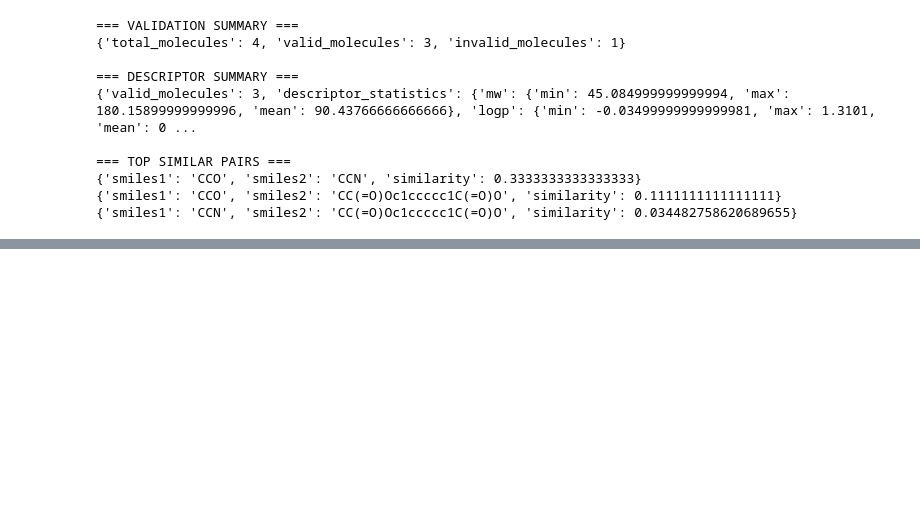
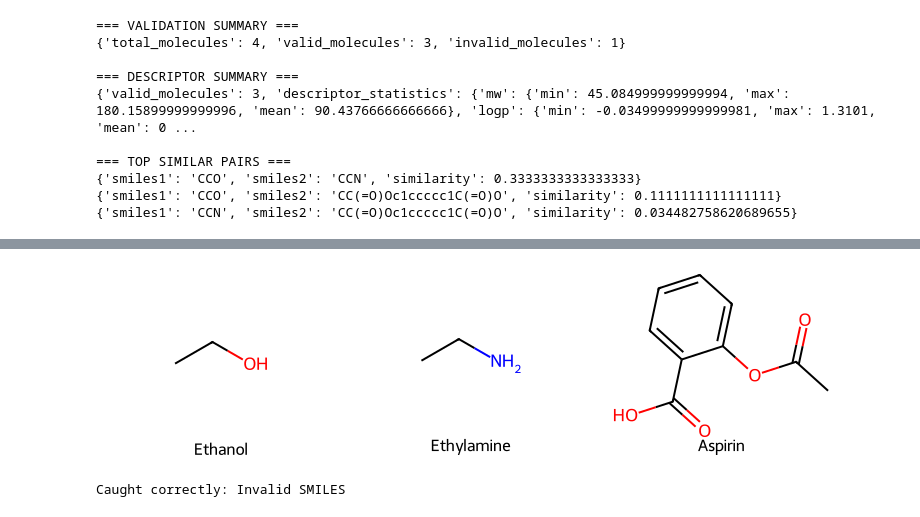
Before and after one commit to ratnip/ChemAssistant, a Jupyter notebook: notebooks/NewChemAssistant.ipynb, the cells around one changed output, grey strips where cells are left out. Saved outputs shown, nothing was run; the diff lists cells and outputs as text; code cells hidden in the pictures; blank space fills up the shorter version.

```diff
--- a/notebooks/NewChemAssistant.ipynb
+++ b/notebooks/NewChemAssistant.ipynb
@@ -1420,0 +1435,29 @@ for pair in result["top_similar_pairs"]:
+# %%
+smiles = [
+    "CCO",
+    "CCN",
+    "CC(=O)Oc1ccccc1C(=O)O",
+]
+
+legends = [
+    "Ethanol",
+    "Ethylamine",
+    "Aspirin",
+]
+
+grid = rendering.draw_molecule_grid(
+    smiles,
+    legends=legends,
+    mols_per_row=3,
+)
+
+display(grid)
+# %% [output]
+[figure, added]
+# %%
+try:
+    rendering.smiles_to_image("C1CC")
+except ValueError as e:
+    print("Caught correctly:", e)
+# %% [output]
+Caught correctly: Invalid SMILES
```
Also changed, not shown: parts of 2 cells of this notebook, 2 other files.
